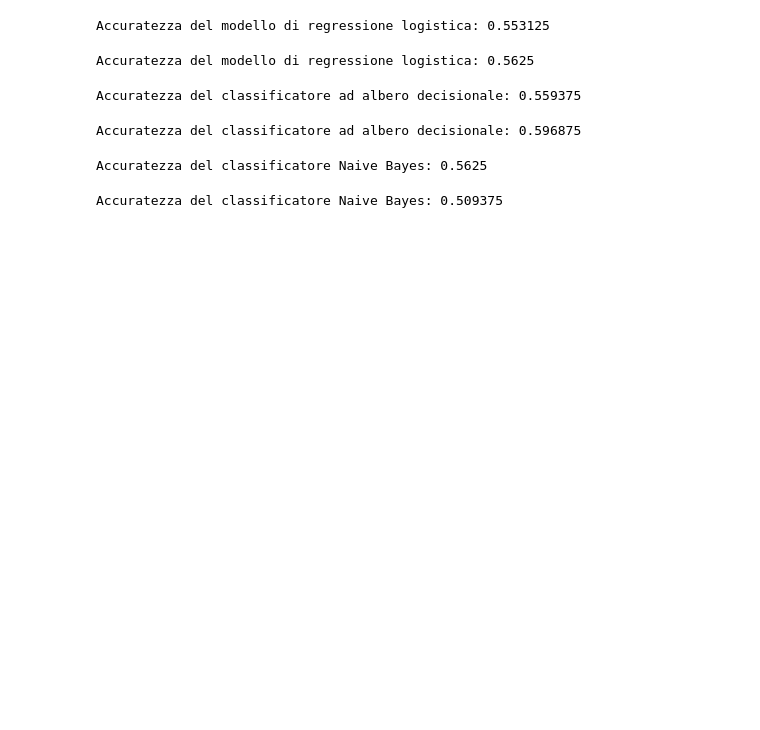
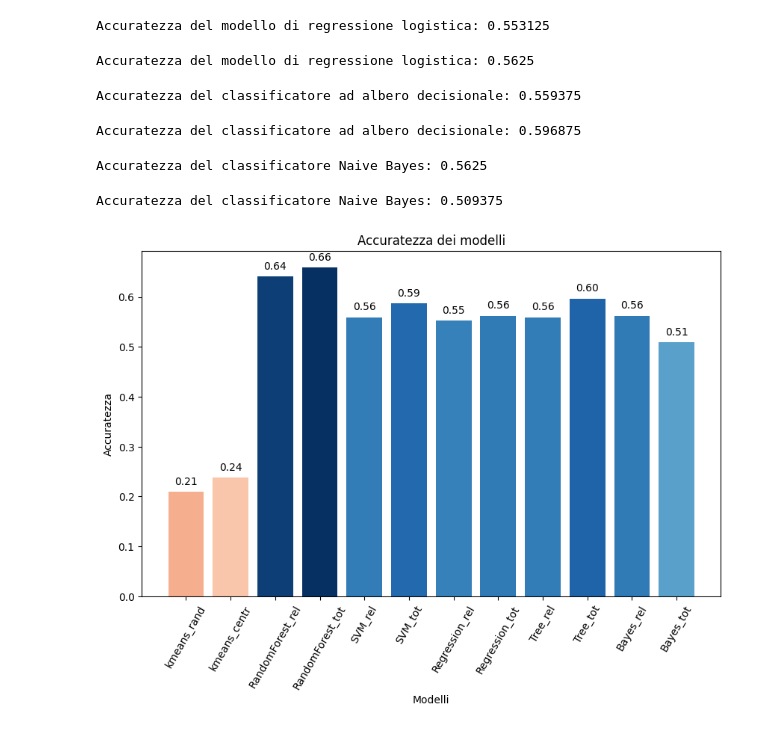
Before and after one commit to gonarec/WineDetector_Python_Project, a Jupyter notebook: Project.ipynb, the cells around one changed output. Cells and saved outputs as stored; diff of their text form; code cells hidden in the pictures; blank space fills up the shorter version.

Commit message:
accuracy_plot

```diff
--- a/Project.ipynb
+++ b/Project.ipynb
@@ -308,33 +302,27 @@ print("Accuratezza del modello di regressione logistica:", accuracy)
 # %% [output]
 Accuratezza del modello di regressione logistica: 0.5625
 # %%
-# DecisionTreeClassifier con tutte le feature
+# DecisionTreeClassifier con relevant
 tree_classifier = DecisionTreeClassifier(random_state=42)
 
-# Addestrare il modello sul set di addestramento
 tree_classifier.fit(x_train_rel, y_train_rel)
-
-# Effettuare previsioni sul set di test
 y_pred = tree_classifier.predict(x_test_rel)
 
-# Calcolare l'accuratezza del modello
 accuracy = accuracy_score(y_test_rel, y_pred)
 print("Accuratezza del classificatore ad albero decisionale:", accuracy)
+accuracy_dict['Tree_rel']=accuracy
 # %% [output]
 Accuratezza del classificatore ad albero decisionale: 0.559375
 # %%
 # DecisionTreeClassifier con tutte le feature
 tree_classifier = DecisionTreeClassifier(random_state=42)
 
-# Addestrare il modello sul set di addestramento
 tree_classifier.fit(X_train, Y_train)
-
-# Effettuare previsioni sul set di test
 y_pred = tree_classifier.predict(X_test)
 
-# Calcolare l'accuratezza del modello
 accuracy = accuracy_score(Y_test, y_pred)
 print("Accuratezza del classificatore ad albero decisionale:", accuracy)
+accuracy_dict['Tree_tot']=accuracy
 # %% [output]
 Accuratezza del classificatore ad albero decisionale: 0.596875
 # %%
@@ -342,23 +330,40 @@ Accuratezza del classificatore ad albero decisionale: 0.596875
 naive_bayes_classifier = GaussianNB()
 naive_bayes_classifier.fit(x_train_rel, y_train_rel)
 
-# Effettuare previsioni sul set di test
 y_pred = naive_bayes_classifier.predict(x_test_rel)
 
-# Calcolare l'accuratezza del modello
 accuracy = accuracy_score(y_test_rel, y_pred)
 print("Accuratezza del classificatore Naive Bayes:", accuracy)
+accuracy_dict['Bayes_rel']=accuracy
 # %% [output]
 Accuratezza del classificatore Naive Bayes: 0.5625
 # %%
 # Classificatore naive bayes con tutte le feature
 naive_bayes_classifier.fit(X_train, Y_train)
 
-# Effettuare previsioni sul set di test
 y_pred = naive_bayes_classifier.predict(X_test)
 
-# Calcolare l'accuratezza del modello
 accuracy = accuracy_score(Y_test,y_pred)
 print("Accuratezza del classificatore Naive Bayes:", accuracy)
+accuracy_dict['Bayes_tot']=accuracy
 # %% [output]
 Accuratezza del classificatore Naive Bayes: 0.509375
+# %%
+keys = list(accuracy_dict.keys())
+values = list(accuracy_dict.values())
+colors = plt.cm.RdBu(np.array(values) / max(values))  # Utilizza la mappa di colori "RdBu" in base ai valori massimi
+
+plt.figure(figsize=(10, 6))
+plt.bar(keys, values, color=colors)  # Specifica i colori per le barre
+
+#Aggiungi valori sulle barplot
+for i, v in enumerate(values):
+    plt.text(i, v + 0.01, f"{v:.2f}", ha='center', va='bottom')
+
+plt.title('Accuratezza dei modelli')
+plt.xlabel('Modelli')
+plt.ylabel('Accuratezza')
+plt.xticks(rotation=60)
+plt.show()
+# %% [output]
+[figure, added]
```
Also changed, not shown: parts of 10 cells of this notebook.
